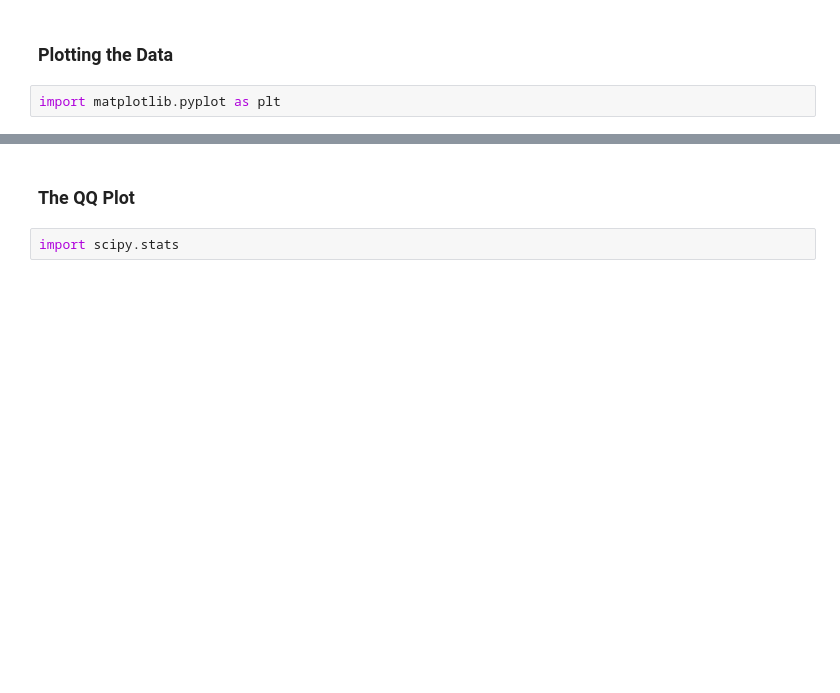
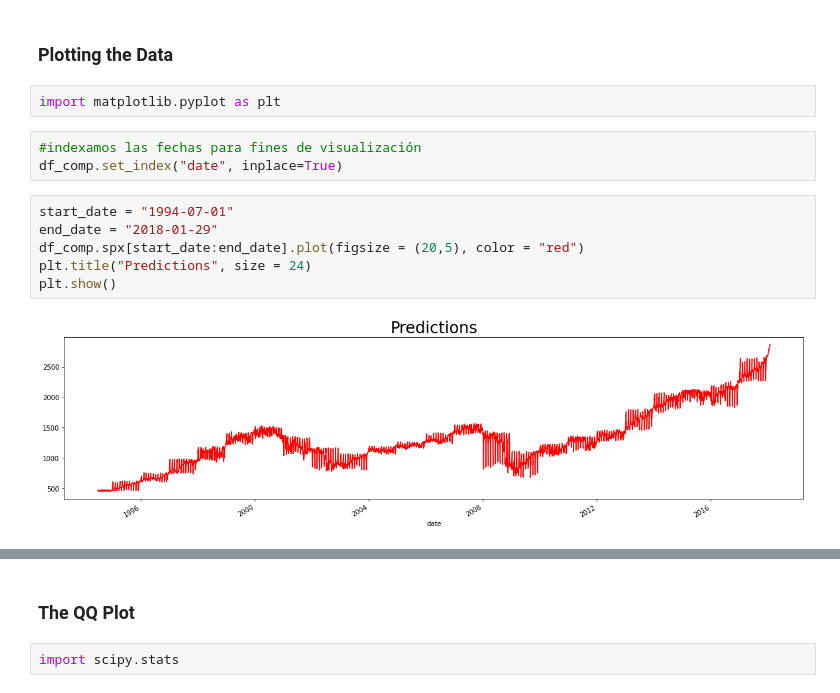
Before and after one commit to virf96/Proyectos, a Jupyter notebook: Python_Introducción_a_las_series_temporales_.ipynb, the cells around one changed output, grey strips where cells are left out. Cells and saved outputs as stored; diff of their text form; blank space fills up the shorter version.

```diff
--- a/Python_Introducción_a_las_series_temporales_.ipynb
+++ b/Python_Introducción_a_las_series_temporales_.ipynb
@@ -144,4 +147,15 @@ df_comp.spx.isna().sum()
 ### Plotting the Data
 # %%
 import matplotlib.pyplot as plt
+# %%
+#indexamos las fechas para fines de visualización
+df_comp.set_index("date", inplace=True)
+# %%
+start_date = "1994-07-01"
+end_date = "2018-01-29"
+df_comp.spx[start_date:end_date].plot(figsize = (20,5), color = "red")
+plt.title("Predictions", size = 24)
+plt.show()
+# %% [output]
+[figure, added]
 # %%
```
Also changed, not shown: parts of 14 cells of this notebook.
